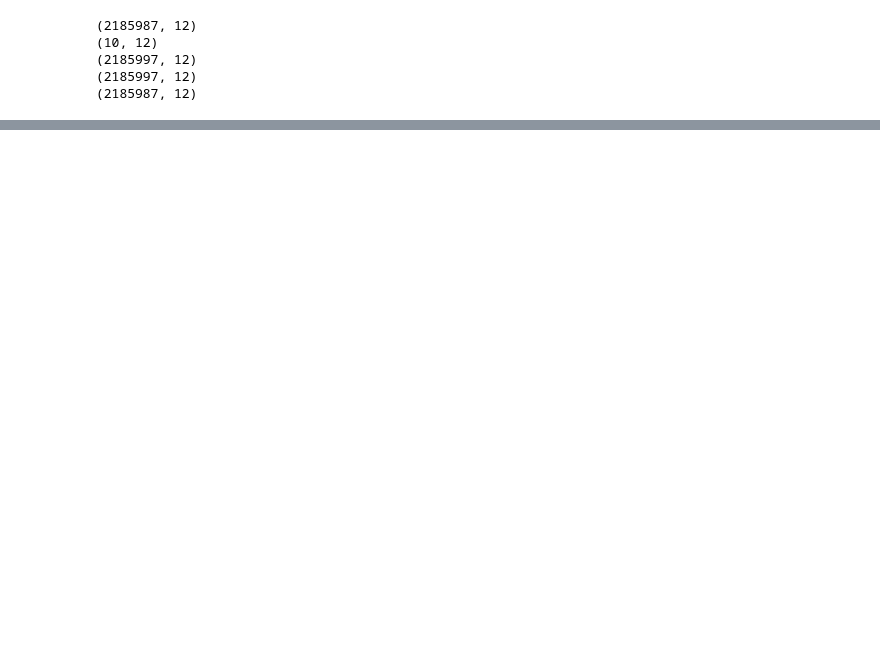
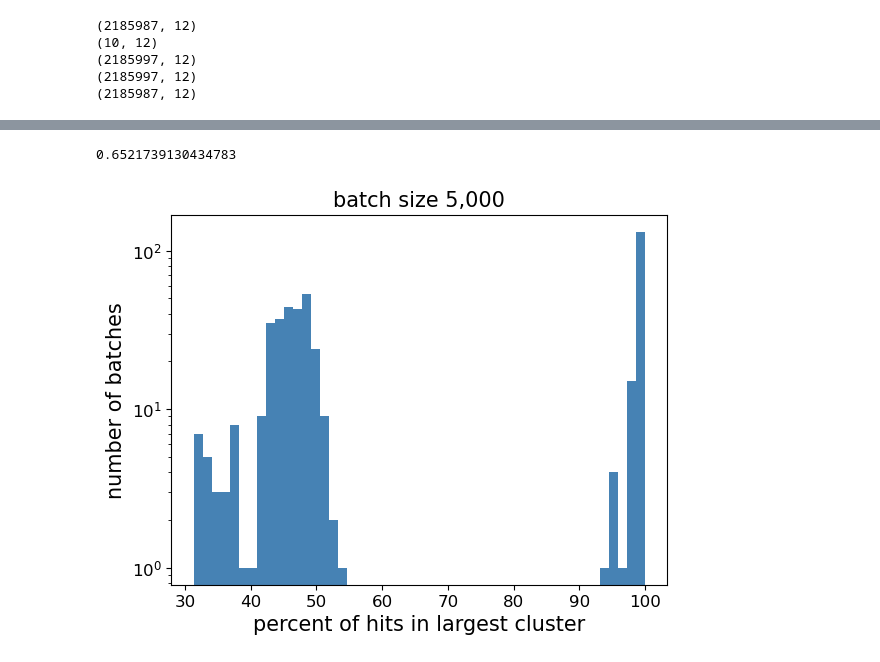
Before and after one commit to bjacobell/gbt-hdbscan, a Jupyter notebook: batch_hdbscan.ipynb, the cells around one changed output, grey strips where cells are left out. Drawn from its saved outputs; the diff is of its cells as text; code cells hidden in the pictures; blank space fills up the shorter version.

```diff
--- a/batch_hdbscan.ipynb
+++ b/batch_hdbscan.ipynb
@@ -181,0 +232,33 @@ print(len(np.where(labels_list==len(np.unique(labels_list))-3)[0])/len(labels_li
+# %%
+#for i in range(len(hit_batches_scaled)):
+
+nmincluster = 4
+nminsamples = 2
+eps = 0.17
+
+cluster_counts = []
+dat_list_for_hit_deletion = np.empty((0, 2))
+largest_cluster_sizes = []
+
+for i in range(len(hit_batches_scaled)):
+    print('-----')
+    #bbb_scaled = hit_batches_scaled[i]
+    bbb_scaled = np.vstack((hit_batches_scaled[i], stg_params_scaled))
+    labels_list = batch_hdbscan(bbb_scaled, nmincluster, nminsamples, eps)
+    dat_freq_obj = np.transpose(np.array([hit_batches_unscaled[i][:,0], dat_batches[i]], dtype='object'))
+    non_anom_labels = np.array(list(set(np.unique(labels_list))-set(np.unique(np.concatenate((labels_list[-10:], [-1]))))))
+    #print(non_anom_labels)
+    mask = np.isin(labels_list[:-10], non_anom_labels)
+    dat_freq_obj = dat_freq_obj[mask]
+
+    #print(len(np.where(labels_list==-1)[0]))
+    print(labels_list[-10:])
+    #print(mask)
+    #print(len(dat_freq_obj))
+    print(f'{len(np.unique(labels_list))} unique clusters')
+    print(f'{round(100*len(np.where(labels_list==-1)[0])/len(labels_list), 3)}% anomalies')
+    print(f'{round(100*mode(labels_list)[1]/len(labels_list), 3)}% in largest cluster')
+
+    cluster_counts.append(len(np.unique(labels_list)))
+    largest_cluster_sizes.append(100*mode(labels_list)[1]/len(labels_list))
+    dat_list_for_hit_deletion = np.concatenate((dat_list_for_hit_deletion, dat_freq_obj))
@@ -181,0 +341,14 @@ print(len(np.where(labels_list==len(np.unique(labels_list))-3)[0])/len(labels_li
+# %%
+print(1-len(np.where(np.array(largest_cluster_sizes)>90)[0])/len(largest_cluster_sizes))
+plt.hist(largest_cluster_sizes, color='steelblue', bins=50)
+plt.yscale('log')
+plt.xlabel('percent of hits in largest cluster', size=15)
+plt.ylabel('number of batches', size=15)
+plt.title('batch size 5,000', size=15)
+plt.yticks(fontsize=12)
+plt.xticks(fontsize=12)
+plt.savefig('/datax/scratch/benjb/C23_L_hyperparameter_selection_lg_cluster_pct__5k_4_2_0.17.pdf', bbox_inches='tight')
+plt.show()
+# %% [output]
+0.6521739130434783
+[figure, added]
```
Also changed, not shown: parts of 21 cells of this notebook, 2 other files.
